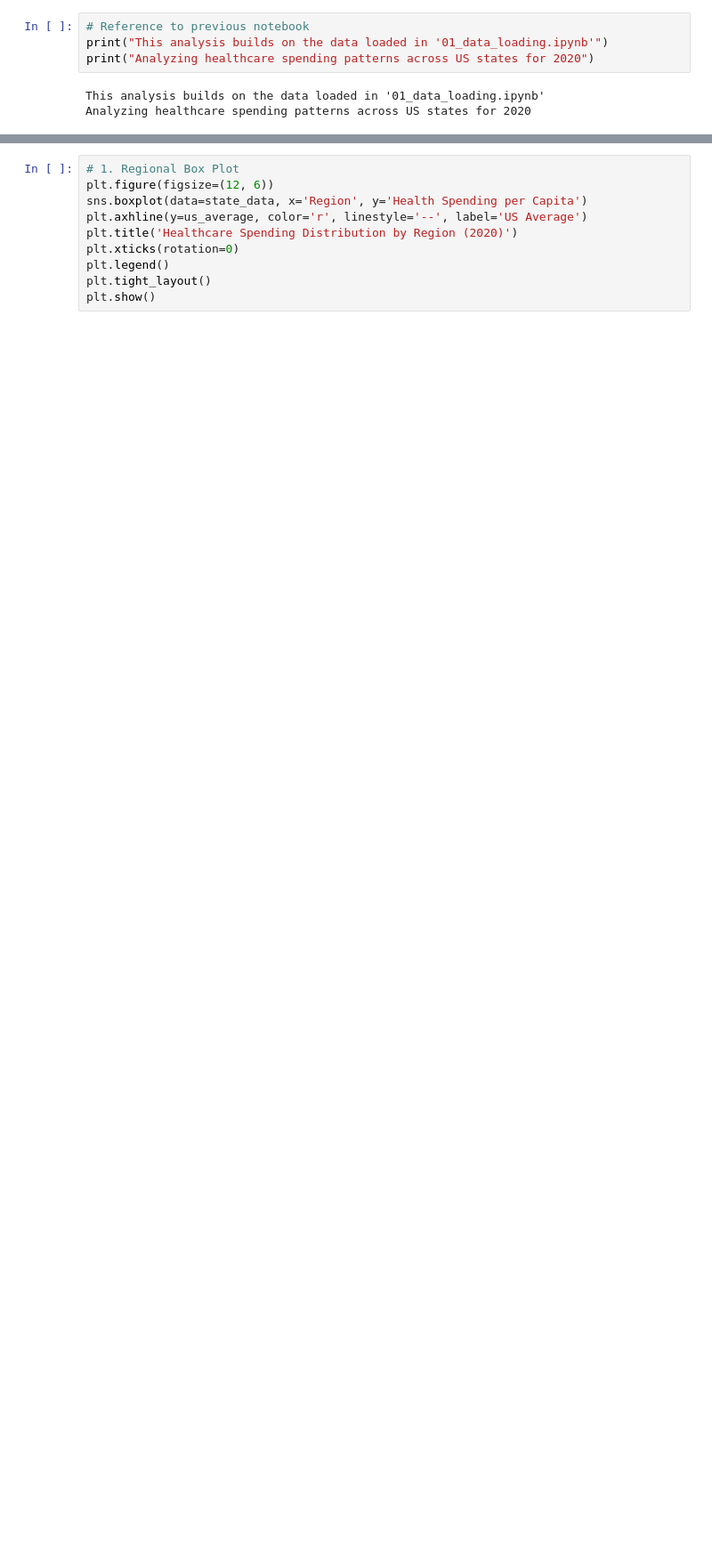
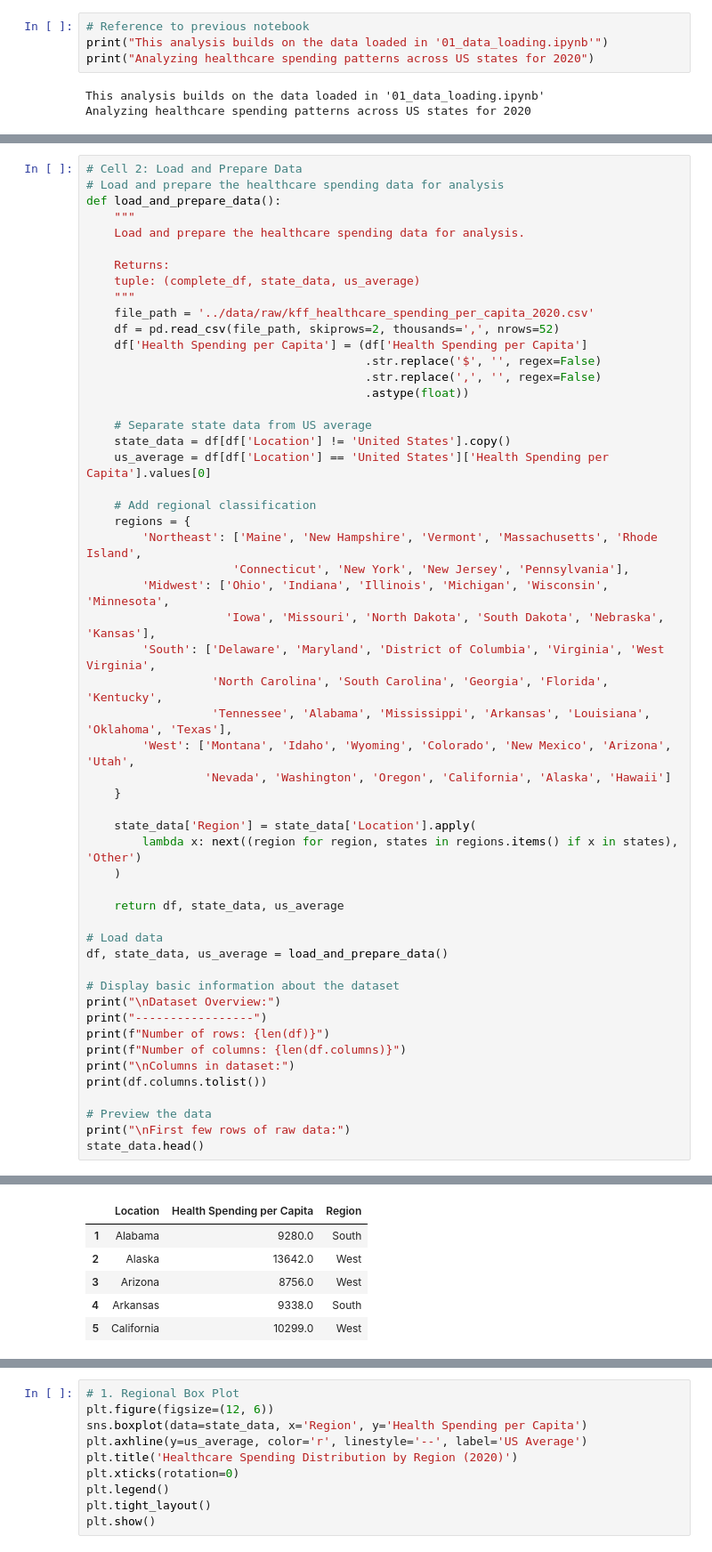
Before and after one commit to tunderscoreyler9/us-healthcare-cost-analysis, a Jupyter notebook: notebooks/02_exploratory_analysis.ipynb, the cells around one changed output, grey strips where cells are left out. Shown at 89% size. Cells and saved outputs as stored; diff of their text form; blank space fills up the shorter version.

```diff
--- a/notebooks/02_exploratory_analysis.ipynb
+++ b/notebooks/02_exploratory_analysis.ipynb
@@ -93,0 +30,55 @@ state_data['Region'] = state_data['Location'].apply(
+# %%
+# Cell 2: Load and Prepare Data
+# Load and prepare the healthcare spending data for analysis
+def load_and_prepare_data():
+    """
+    Load and prepare the healthcare spending data for analysis.
+
+    Returns:
+    tuple: (complete_df, state_data, us_average)
+    """
+    file_path = '../data/raw/kff_healthcare_spending_per_capita_2020.csv'
+    df = pd.read_csv(file_path, skiprows=2, thousands=',', nrows=52)
+    df['Health Spending per Capita'] = (df['Health Spending per Capita']
+                                        .str.replace('$', '', regex=False)
+                                        .str.replace(',', '', regex=False)
+                                        .astype(float))
+
+    # Separate state data from US average
+    state_data = df[df['Location'] != 'United States'].copy()
+    us_average = df[df['Location'] == 'United States']['Health Spending per Capita'].values[0]
+
+    # Add regional classification
+    regions = {
+        'Northeast': ['Maine', 'New Hampshire', 'Vermont', 'Massachusetts', 'Rhode Island',
+                     'Connecticut', 'New York', 'New Jersey', 'Pennsylvania'],
+        'Midwest': ['Ohio', 'Indiana', 'Illinois', 'Michigan', 'Wisconsin', 'Minnesota',
+                    'Iowa', 'Missouri', 'North Dakota', 'South Dakota', 'Nebraska', 'Kansas'],
+        'South': ['Delaware', 'Maryland', 'District of Columbia', 'Virginia', 'West Virginia',
+                  'North Carolina', 'South Carolina', 'Georgia', 'Florida', 'Kentucky',
+                  'Tennessee', 'Alabama', 'Mississippi', 'Arkansas', 'Louisiana', 'Oklahoma', 'Texas'],
+        'West': ['Montana', 'Idaho', 'Wyoming', 'Colorado', 'New Mexico', 'Arizona', 'Utah',
+                 'Nevada', 'Washington', 'Oregon', 'California', 'Alaska', 'Hawaii']
+    }
+
+    state_data['Region'] = state_data['Location'].apply(
+        lambda x: next((region for region, states in regions.items() if x in states), 'Other')
+    )
+
+    return df, state_data, us_average
+
+# Load data
+df, state_data, us_average = load_and_prepare_data()
+
+# Display basic information about the dataset
+print("\nDataset Overview:")
+print("-----------------")
+print(f"Number of rows: {len(df)}")
+print(f"Number of columns: {len(df.columns)}")
+print("\nColumns in dataset:")
+print(df.columns.tolist())
+
+# Preview the data
+print("\nFirst few rows of raw data:")
+state_data.head()
+# %% [output]
@@ -93,0 +94,6 @@ state_data['Region'] = state_data['Location'].apply(
+|  | Location | Health Spending per Capita | Region |
+| 1 | Alabama | 9280.0 | South |
+| 2 | Alaska | 13642.0 | West |
+| 3 | Arizona | 8756.0 | West |
+| 4 | Arkansas | 9338.0 | South |
+| 5 | California | 10299.0 | West |
```
Also changed, not shown: parts of 9 cells of this notebook.
